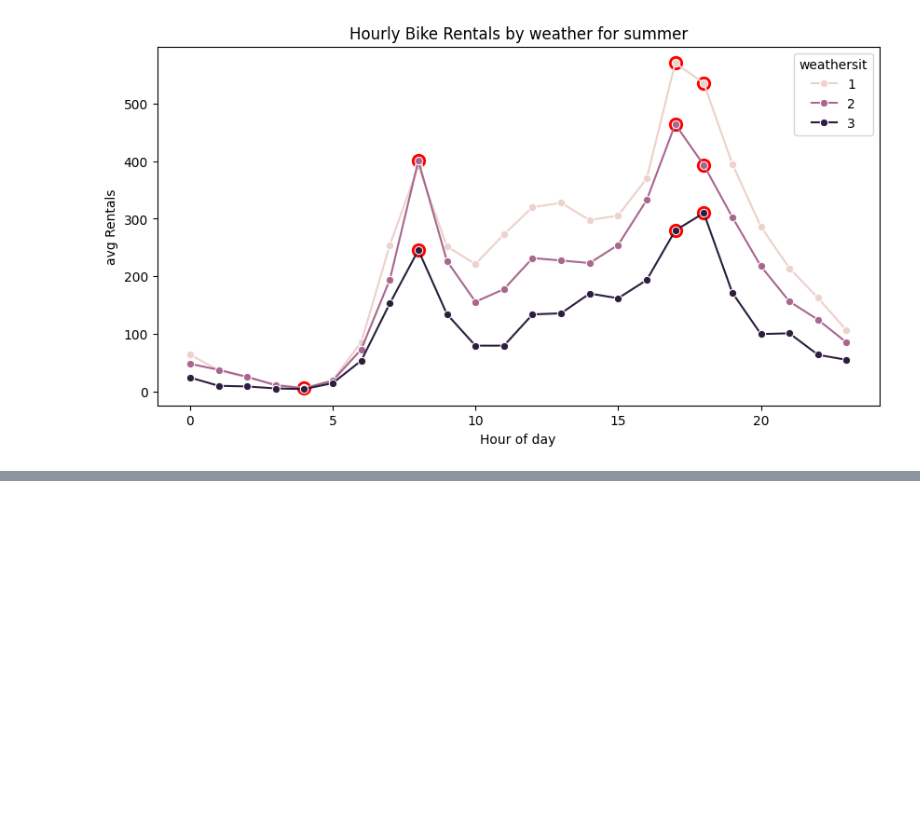
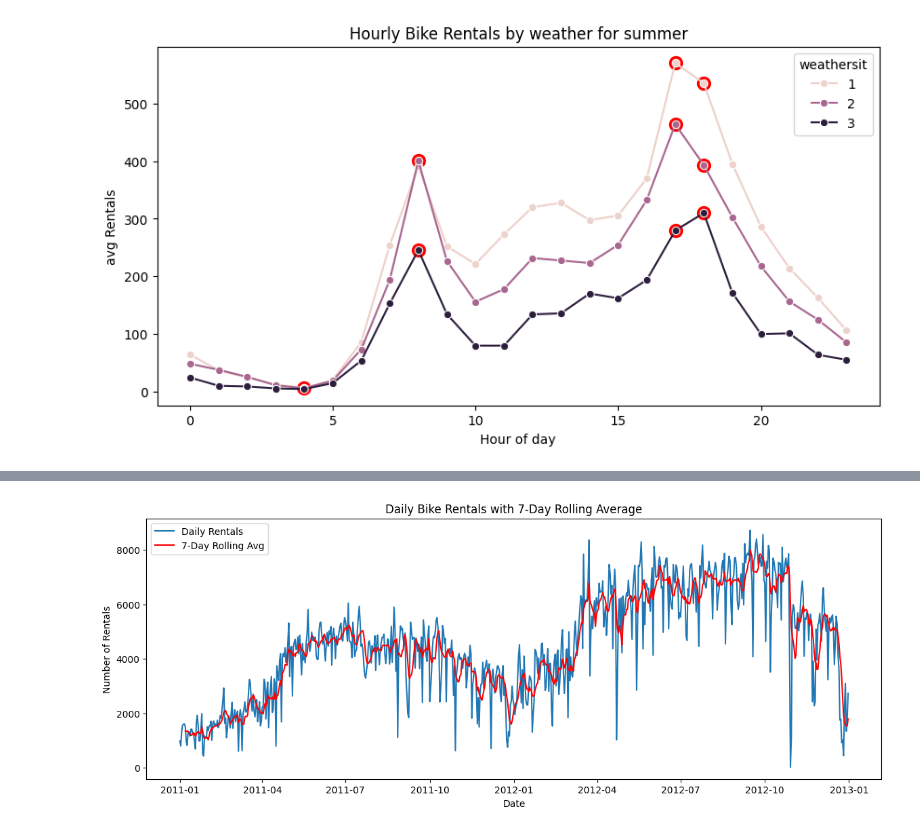
Before and after one commit to basudeo88/data_mining, a Jupyter notebook: analysis.ipynb, the cells around one changed output, grey strips where cells are left out. Drawn from its saved outputs; the diff is of its cells as text; code cells hidden in the pictures; blank space fills up the shorter version.

```diff
--- a/analysis.ipynb
+++ b/analysis.ipynb
@@ -481,0 +643,13 @@ plt.show()
+# %%
+daily_data['cnt_7day_avg'] = daily_data['cnt'].rolling(window=7).mean()
+
+plt.figure(figsize=(14,5))
+sns.lineplot(data=daily_data, x=daily_data.index, y='cnt', label='Daily Rentals')
+sns.lineplot(data=daily_data, x=daily_data.index, y='cnt_7day_avg', label='7-Day Rolling Avg', color='red')
+plt.title('Daily Bike Rentals with 7-Day Rolling Average')
+plt.xlabel('Date')
+plt.ylabel('Number of Rentals')
+plt.legend()
+plt.show()
+# %% [output]
+[figure, added]
```
Also changed, not shown: parts of 35 cells of this notebook, 1 other file.
